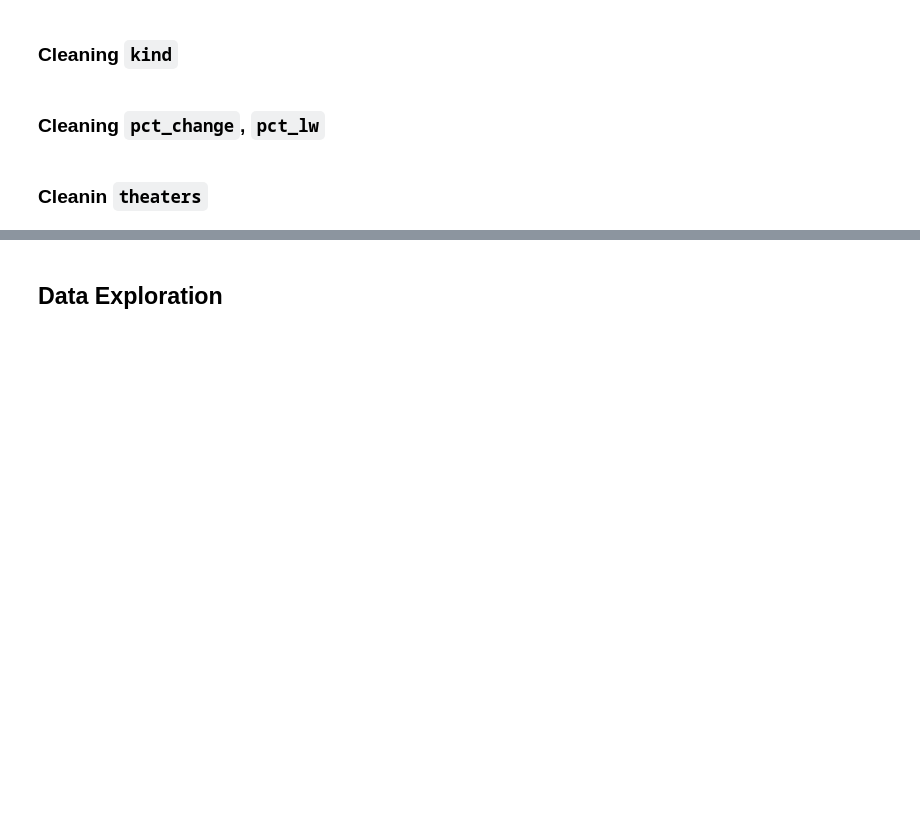
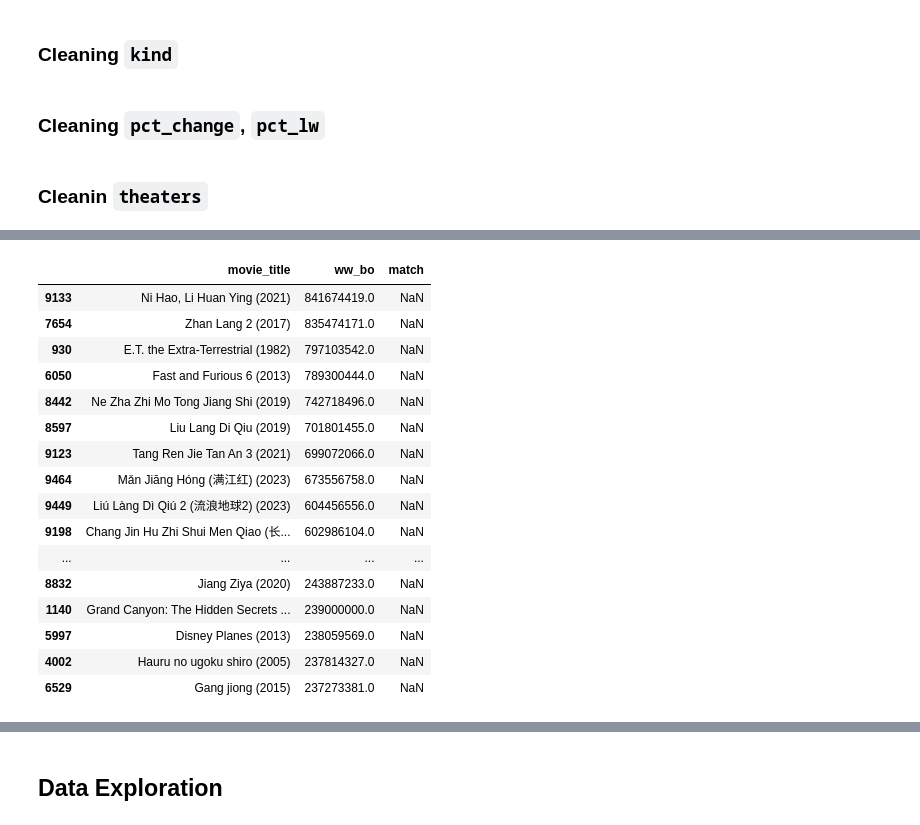
Before and after one commit to jossanna/box-office-dojo, a Jupyter notebook: 230716_the_numbers_data_wrangling.ipynb, the cells around one changed output, grey strips where cells are left out. Drawn from its saved outputs; the diff is of its cells as text; code cells hidden in the pictures; blank space fills up the shorter version.

```diff
--- a/230716_the_numbers_data_wrangling.ipynb
+++ b/230716_the_numbers_data_wrangling.ipynb
@@ -1469,0 +1568,5 @@ bo['theaters'] = pd.to_numeric(bo['theaters'], errors='coerce', downcast='intege
+# %%
+indexer = recordlinkage.Index()
+indexer.full()
+candidates = indexer.index(remaining_movies, remaining_imdb)
+print(candidates)
@@ -1469,0 +1591,12 @@ bo['theaters'] = pd.to_numeric(bo['theaters'], errors='coerce', downcast='intege
+# %%
+# Perform the fuzzy match
+compare_cl = recordlinkage.Compare()
+compare_cl.string('temp_title', 'temp_title', method='jarowinkler')
+features = compare_cl.compute(candidates, remaining_movies, remaining_imdb)
+features = features.reset_index().rename(columns={'level_0': 'movies', 'level_1':'imdb', 0: 'ratio'})
+# %%
+max_ratio_rows = features.groupby('movies')['ratio'].idxmax()
+
+# Then, we'll extract the corresponding 'imdb' values
+features = features.loc[max_ratio_rows, ['movies', 'imdb', 'ratio']]
+features = features.loc[features['ratio'] >= 0.9, ['movies', 'imdb']]
@@ -1469,0 +1619,7 @@ bo['theaters'] = pd.to_numeric(bo['theaters'], errors='coerce', downcast='intege
+# %%
+merged_items = pd.merge(features, df_imdb, left_on='imdb', right_index=True)
+for row in merged_items['movies']:
+    movies.loc[row, 'match'] = merged_items.loc[merged_items['movies'] == row, 'match'].values[0]
+    print(movies.loc[row, ['movie_title', 'match']])
+
+#movies.loc[movies['match'].isna(), 'ww_bo'].sum()
@@ -1469,0 +1644,20 @@ bo['theaters'] = pd.to_numeric(bo['theaters'], errors='coerce', downcast='intege
+# %%
+movies.loc[movies['match'].isna(), ['movie_title', 'ww_bo', 'match']].sort_values('ww_bo', ascending=False).head(50)
+# %% [output]
+|  | movie_title | ww_bo | match |
+| 9133 | Ni Hao, Li Huan Ying (2021) | 841674419.0 | NaN |
+| 7654 | Zhan Lang 2 (2017) | 835474171.0 | NaN |
+| 930 | E.T. the Extra-Terrestrial (1982) | 797103542.0 | NaN |
+| 6050 | Fast and Furious 6 (2013) | 789300444.0 | NaN |
+| 8442 | Ne Zha Zhi Mo Tong Jiang Shi (2019) | 742718496.0 | NaN |
+| 8597 | Liu Lang Di Qiu (2019) | 701801455.0 | NaN |
+| 9123 | Tang Ren Jie Tan An 3 (2021) | 699072066.0 | NaN |
+| 9464 | Mǎn Jiāng Hóng (满江红) (2023) | 673556758.0 | NaN |
+| 9449 | Liú Làng Dì Qiú 2 (流浪地球2) (2023) | 604456556.0 | NaN |
+| 9198 | Chang Jin Hu Zhi Shui Men Qiao (长... | 602986104.0 | NaN |
+| ... | ... | ... | ... |
+| 8832 | Jiang Ziya (2020) | 243887233.0 | NaN |
+| 1140 | Grand Canyon: The Hidden Secrets ... | 239000000.0 | NaN |
+| 5997 | Disney Planes (2013) | 238059569.0 | NaN |
+| 4002 | Hauru no ugoku shiro (2005) | 237814327.0 | NaN |
+| 6529 | Gang jiong (2015) | 237273381.0 | NaN |
```
Also changed, not shown: parts of 58 cells of this notebook, 6 other files.
